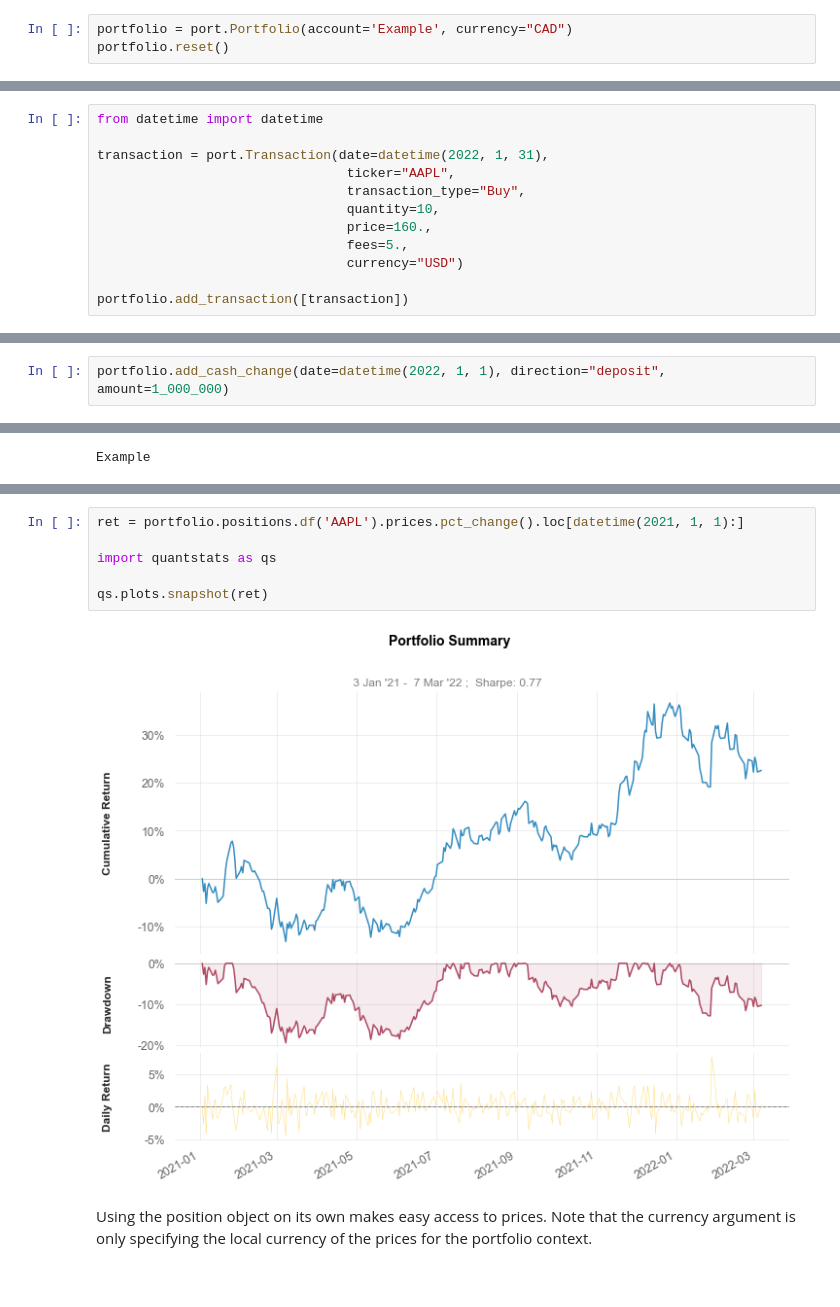
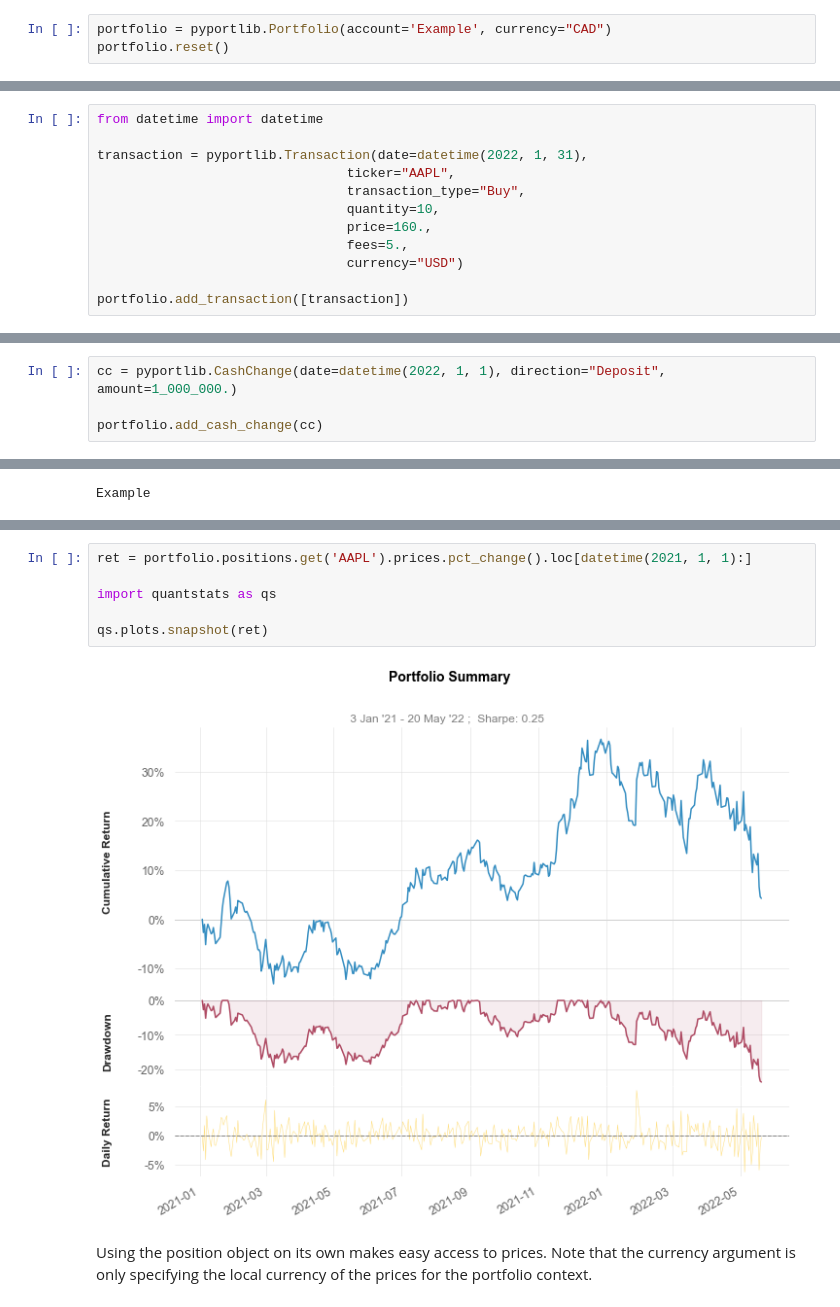
Before and after one commit to webclinic017/pyportlib, a Jupyter notebook: examples/examples.ipynb, the cells around one changed output, grey strips where cells are left out. Saved outputs shown, nothing was run; the diff lists cells and outputs as text.

```diff
--- a/examples/examples.ipynb
+++ b/examples/examples.ipynb
@@ -16,7 +15,7 @@ A few folders should have been created in your source directory
 # %% [markdown]
 Creating a new portfolio
 # %%
-portfolio = port.Portfolio(account='Example', currency="CAD")
+portfolio = pyportlib.Portfolio(account='Example', currency="CAD")
 portfolio.reset()
 # %%
 print(portfolio.transactions)
@@ -33,7 +32,7 @@ Now we want to add a transaction
 # %%
 from datetime import datetime
 
-transaction = port.Transaction(date=datetime(2022, 1, 31),
+transaction = pyportlib.Transaction(date=datetime(2022, 1, 31),
                                 ticker="AAPL",
                                 transaction_type="Buy",
                                 quantity=10,
@@ -47,7 +46,9 @@ ERROR:root:Example: transaction not added. not enough funds to perform this tran
 # %% [markdown]
 We need to have funds to perform transactions
 # %%
-portfolio.add_cash_change(date=datetime(2022, 1, 1), direction="deposit", amount=1_000_000)
+cc = pyportlib.CashChange(date=datetime(2022, 1, 1), direction="Deposit", amount=1_000_000.)
+
+portfolio.add_cash_change(cc)
 # %%
 portfolio.cash()
 # %% [output]
@@ -85,11 +85,11 @@ portfolio.update_data()
 # %%
-ret = portfolio.positions.df('AAPL').prices.pct_change().loc[datetime(2021, 1, 1):]
+ret = portfolio.positions.get('AAPL').prices.pct_change().loc[datetime(2021, 1, 1):]
 
 import quantstats as qs
 
 qs.plots.snapshot(ret)
 # %% [output]
-[figure, old version]
+[figure, new version]
 # %% [markdown]
 Using the position object on its own makes easy access to prices. Note that the currency argument is only specifying the local currency of the prices for the portfolio context.
 # %%
```
Also changed, not shown: parts of 9 cells of this notebook, 7 other files.
